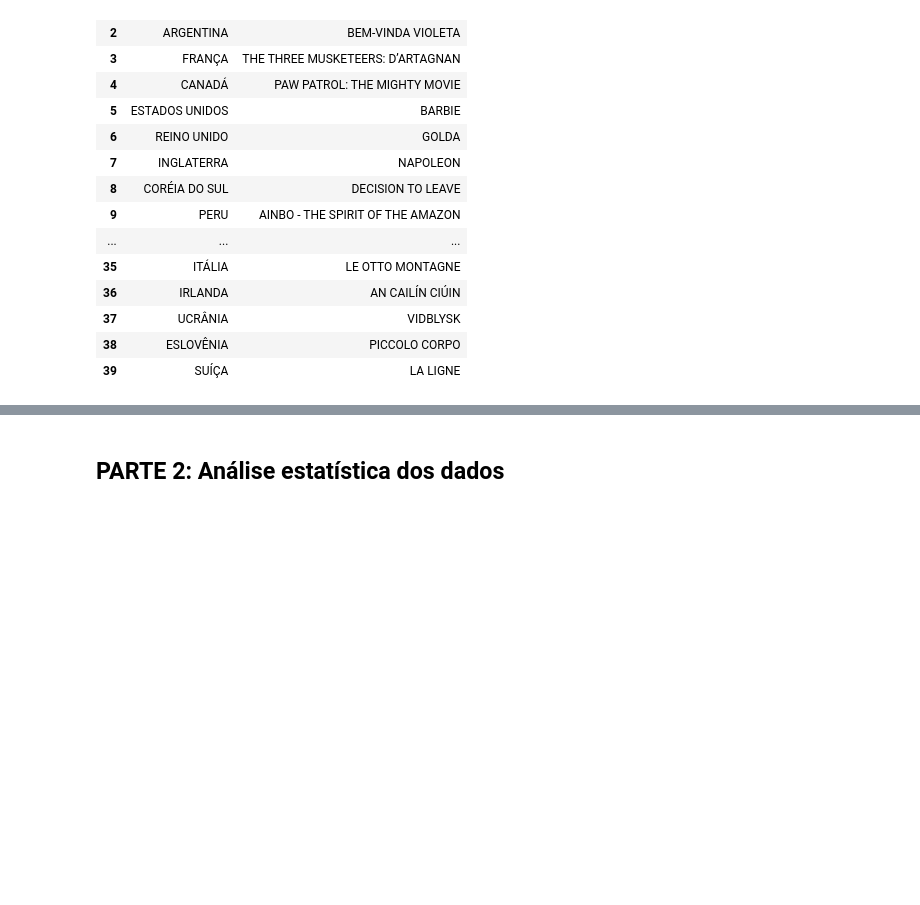
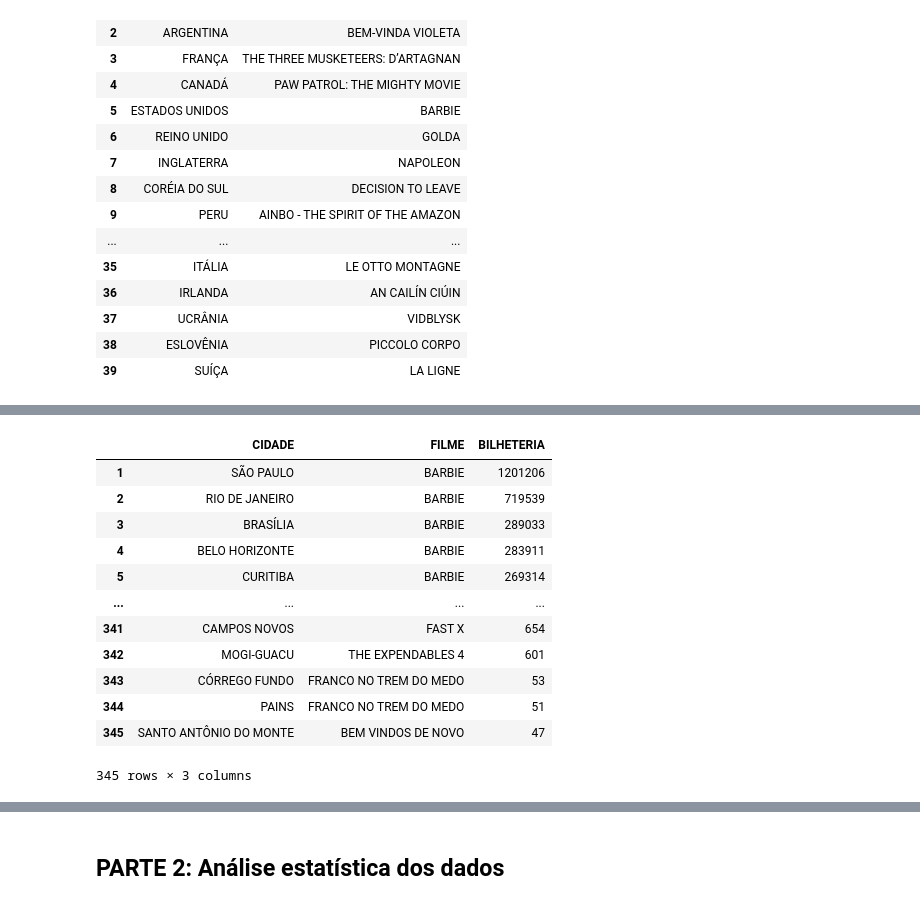
Before and after one commit to Diowgo/trabalho-a2-flavio, a Jupyter notebook: A2.ipynb, the cells around one changed output, grey strips where cells are left out. Drawn from its saved outputs; the diff is of its cells as text; code cells hidden in the pictures; blank space fills up the shorter version.

Commit message:
questao 3, 4 e 5

```diff
--- a/A2.ipynb
+++ b/A2.ipynb
@@ -148,0 +240,64 @@ display(df_bilheteria_paises)
+# %%
+def questao_4(nome):
+
+    ### Carregando os dados
+
+    db_sessao = carrega_tabela(nome, "sessao")
+    df_sessao = pd.DataFrame(db_sessao)
+
+    db_filme = carrega_tabela(nome, "filme")
+    df_filme = pd.DataFrame(db_filme)
+
+    db_sala = carrega_tabela(nome, "sala")
+    df_sala = pd.DataFrame(db_sala)
+
+    db_complexo = carrega_tabela(nome, "complexo")
+    df_complexo = pd.DataFrame(db_complexo)
+
+    ### Criando uma tabela com vários merges
+
+    df_me = (
+        df_sessao
+        .merge(df_sala[['id', 'from_complexo']],
+            left_on='sala_id', right_on='id', how='left', suffixes=('', '_id_temp'))
+        .merge(df_complexo[['id', 'municipio']],
+            left_on='from_complexo', right_on='id', how='left')
+        .merge(df_filme[['id', 'titulo_original']],
+                left_on='filme_id', right_on='id', how='left')
+    )
+
+    df_agrupado = df_me.groupby(['filme_id', 'municipio']).agg(
+        bilheteria=('publico', 'sum')
+    )
+
+    df_maior = (
+        df_agrupado
+        .sort_values('bilheteria', ascending=False)
+        .reset_index()
+        .drop_duplicates(subset=['municipio'])
+    )
+
+    df_resposta = (
+        df_maior
+        .merge(df_filme[["id", "titulo_original"]], left_on='filme_id', right_on="id", how="left")
+    )
+
+    df_resposta.rename(columns={"titulo_original": "FILME", "bilheteria": "BILHETERIA", "municipio": "CIDADE"}, inplace=True)
+    df_resposta.index = range(1, len(df_resposta) + 1)
+    return df_resposta[["CIDADE", "FILME", "BILHETERIA"]]
+
+questao_4("bilheteria.db")
+# %% [output]
+|  | CIDADE | FILME | BILHETERIA |
+| 1 | SÃO PAULO | BARBIE | 1201206 |
+| 2 | RIO DE JANEIRO | BARBIE | 719539 |
+| 3 | BRASÍLIA | BARBIE | 289033 |
+| 4 | BELO HORIZONTE | BARBIE | 283911 |
+| 5 | CURITIBA | BARBIE | 269314 |
+| ... | ... | ... | ... |
+| 341 | CAMPOS NOVOS | FAST X | 654 |
+| 342 | MOGI-GUACU | THE EXPENDABLES 4 | 601 |
+| 343 | CÓRREGO FUNDO | FRANCO NO TREM DO MEDO | 53 |
+| 344 | PAINS | FRANCO NO TREM DO MEDO | 51 |
+| 345 | SANTO ANTÔNIO DO MONTE | BEM VINDOS DE NOVO | 47 |
+345 rows × 3 columns
```
Also changed, not shown: parts of 5 cells of this notebook.
